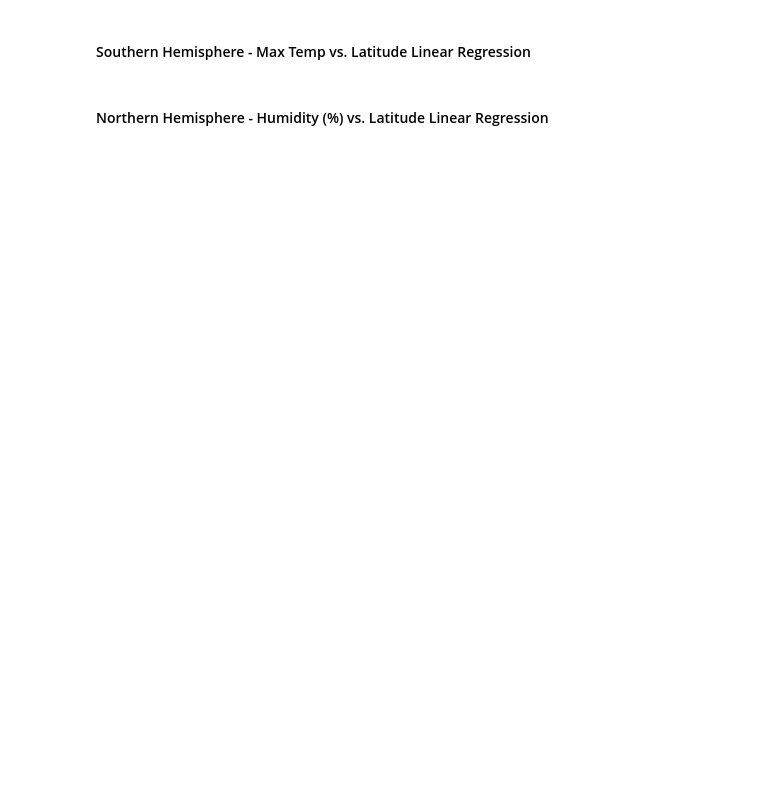
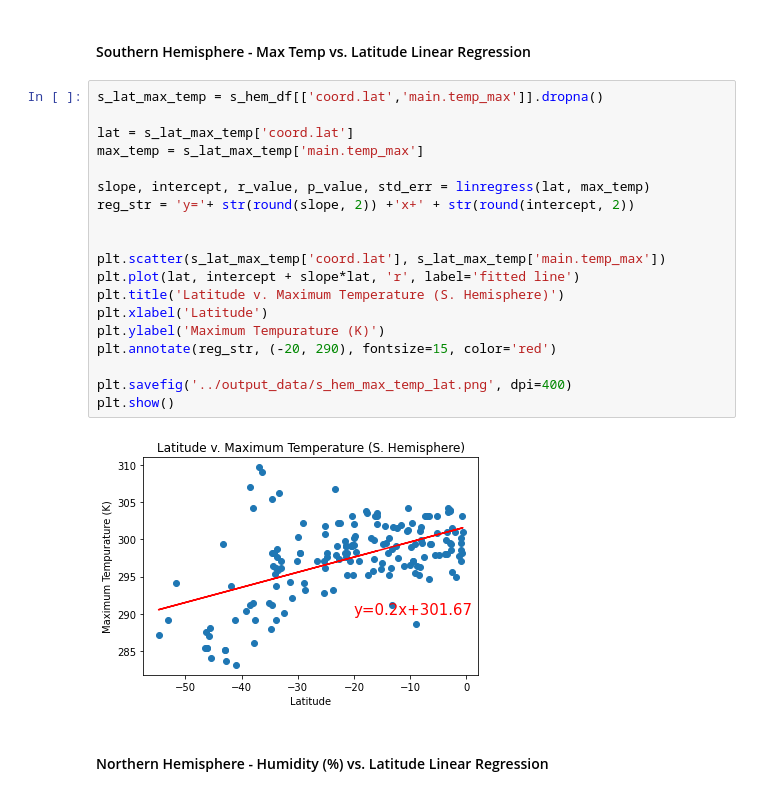
Before and after one commit to reccleston/python-api-challenge, a Jupyter notebook: WeatherPy/WeatherPy.ipynb, the cells around one changed output. Drawn from its saved outputs; the diff is of its cells as text; blank space fills up the shorter version.

```diff
--- a/WeatherPy/WeatherPy.ipynb
+++ b/WeatherPy/WeatherPy.ipynb
@@ -233,4 +257,25 @@ plt.show()
 # %% [markdown]
 ####  Southern Hemisphere - Max Temp vs. Latitude Linear Regression
+# %%
+s_lat_max_temp = s_hem_df[['coord.lat','main.temp_max']].dropna()
+
+lat = s_lat_max_temp['coord.lat']
+max_temp = s_lat_max_temp['main.temp_max']
+
+slope, intercept, r_value, p_value, std_err = linregress(lat, max_temp)
+reg_str = 'y='+ str(round(slope, 2)) +'x+' + str(round(intercept, 2))
+
+
+plt.scatter(s_lat_max_temp['coord.lat'], s_lat_max_temp['main.temp_max'])
+plt.plot(lat, intercept + slope*lat, 'r', label='fitted line')
+plt.title('Latitude v. Maximum Temperature (S. Hemisphere)')
+plt.xlabel('Latitude')
+plt.ylabel('Maximum Tempurature (K)')
+plt.annotate(reg_str, (-20, 290), fontsize=15, color='red')
+
+plt.savefig('../output_data/s_hem_max_temp_lat.png', dpi=400)
+plt.show()
+# %% [output]
+[figure, added]
 # %% [markdown]
 ####  Northern Hemisphere - Humidity (%) vs. Latitude Linear Regression
```
Also changed, not shown: parts of 8 cells of this notebook, 8 other files.
